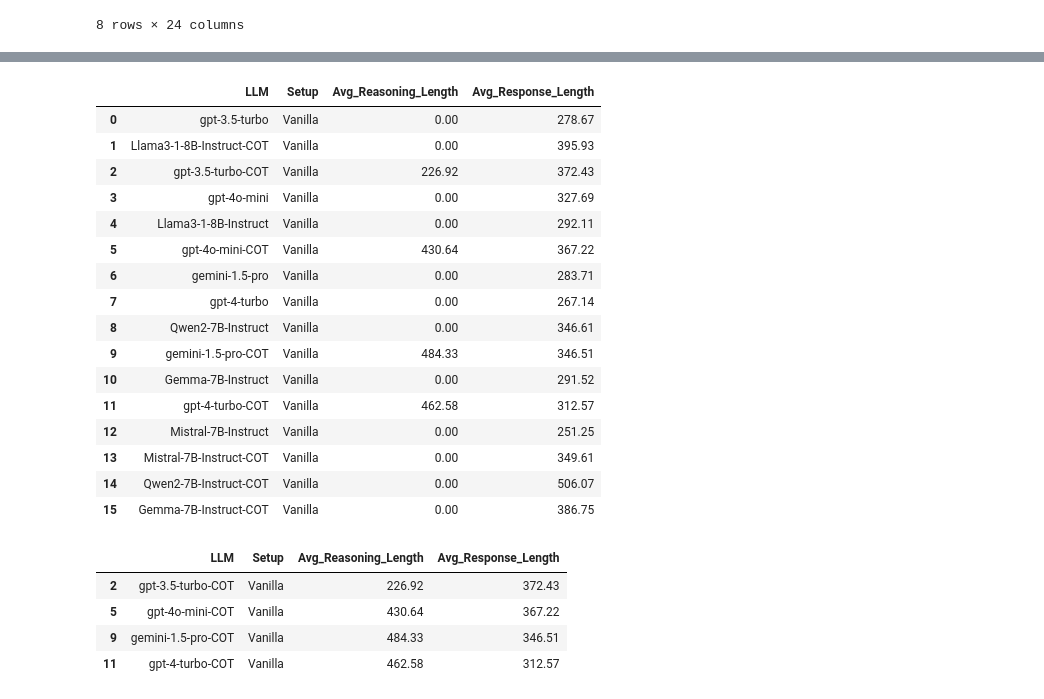
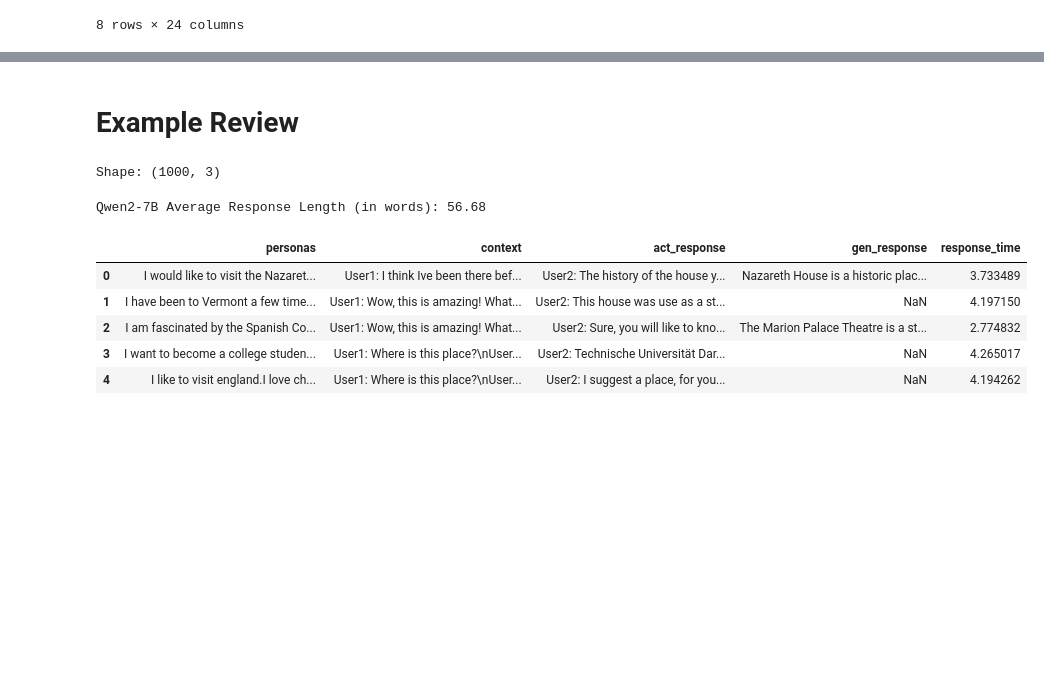
Before and after one commit to salehafzoon/PersoBench, a Jupyter notebook: evaluation.ipynb, the cells around one changed output, grey strips where cells are left out. Cells and saved outputs as stored; diff of their text form; code cells hidden in the pictures; blank space fills up the shorter version.

```diff
--- a/evaluation.ipynb
+++ b/evaluation.ipynb
@@ -645,28 +546,2 @@ dataframes['Blended Skill Talk']
-# %%
-dataframes['FoCus']
-# %% [output]
-|  | LLM | Setup | Avg_Reasoning_Length | Avg_Response_Length |
-| 0 | gpt-3.5-turbo | Vanilla | 0.00 | 278.67 |
-| 1 | Llama3-1-8B-Instruct-COT | Vanilla | 0.00 | 395.93 |
-| 2 | gpt-3.5-turbo-COT | Vanilla | 226.92 | 372.43 |
-| 3 | gpt-4o-mini | Vanilla | 0.00 | 327.69 |
-| 4 | Llama3-1-8B-Instruct | Vanilla | 0.00 | 292.11 |
-| 5 | gpt-4o-mini-COT | Vanilla | 430.64 | 367.22 |
-| 6 | gemini-1.5-pro | Vanilla | 0.00 | 283.71 |
-| 7 | gpt-4-turbo | Vanilla | 0.00 | 267.14 |
-| 8 | Qwen2-7B-Instruct | Vanilla | 0.00 | 346.61 |
-| 9 | gemini-1.5-pro-COT | Vanilla | 484.33 | 346.51 |
-| 10 | Gemma-7B-Instruct | Vanilla | 0.00 | 291.52 |
-| 11 | gpt-4-turbo-COT | Vanilla | 462.58 | 312.57 |
-| 12 | Mistral-7B-Instruct | Vanilla | 0.00 | 251.25 |
-| 13 | Mistral-7B-Instruct-COT | Vanilla | 0.00 | 349.61 |
-| 14 | Qwen2-7B-Instruct-COT | Vanilla | 0.00 | 506.07 |
-| 15 | Gemma-7B-Instruct-COT | Vanilla | 0.00 | 386.75 |
-# %%
-dataframes['FoCus'][dataframes['FoCus']['Avg_Reasoning_Length'] != 0.00]
-# %% [output]
-|  | LLM | Setup | Avg_Reasoning_Length | Avg_Response_Length |
-| 2 | gpt-3.5-turbo-COT | Vanilla | 226.92 | 372.43 |
-| 5 | gpt-4o-mini-COT | Vanilla | 430.64 | 367.22 |
-| 9 | gemini-1.5-pro-COT | Vanilla | 484.33 | 346.51 |
-| 11 | gpt-4-turbo-COT | Vanilla | 462.58 | 312.57 |
+# %% [markdown]
+# Example Review
@@ -672,0 +550,18 @@ dataframes['FoCus'][dataframes['FoCus']['Avg_Reasoning_Length'] != 0.00]
+# %%
+prompt = pd.read_csv(f'./Prompts/FoCus.csv')
+print("Shape:", prompt.shape)
+# %% [output]
+Shape: (1000, 3)
+# %%
+qwen2_res = pd.read_csv(f'Responses/FoCus/Qwen2-7B-Instruct.csv')
+print("Qwen2-7B Average Response Length (in words):", round(qwen2_res['gen_response'].str.split().str.len().mean(),2))
+qwen2_df = pd.concat([prompt, qwen2_res], axis=1)
+qwen2_df.head()
+# %% [output]
+Qwen2-7B Average Response Length (in words): 56.68
+|  | personas | context | act_response | gen_response | response_time |
+| 0 | I would like to visit the Nazaret... | User1: I think Ive been there bef... | User2: The history of the house y... | Nazareth House is a historic plac... | 3.733489 |
+| 1 | I have been to Vermont a few time... | User1: Wow, this is amazing! What... | User2: This house was use as a st... | NaN | 4.197150 |
+| 2 | I am fascinated by the Spanish Co... | User1: Wow, this is amazing! What... | User2: Sure, you will like to kno... | The Marion Palace Theatre is a st... | 2.774832 |
+| 3 | I want to become a college studen... | User1: Where is this place?\nUser... | User2: Technische Universität Dar... | NaN | 4.265017 |
+| 4 | I like to visit england.I love ch... | User1: Where is this place?\nUser... | User2: I suggest a place, for you... | NaN | 4.194262 |
```
Also changed, not shown: parts of 16 cells of this notebook, 6 other files.
